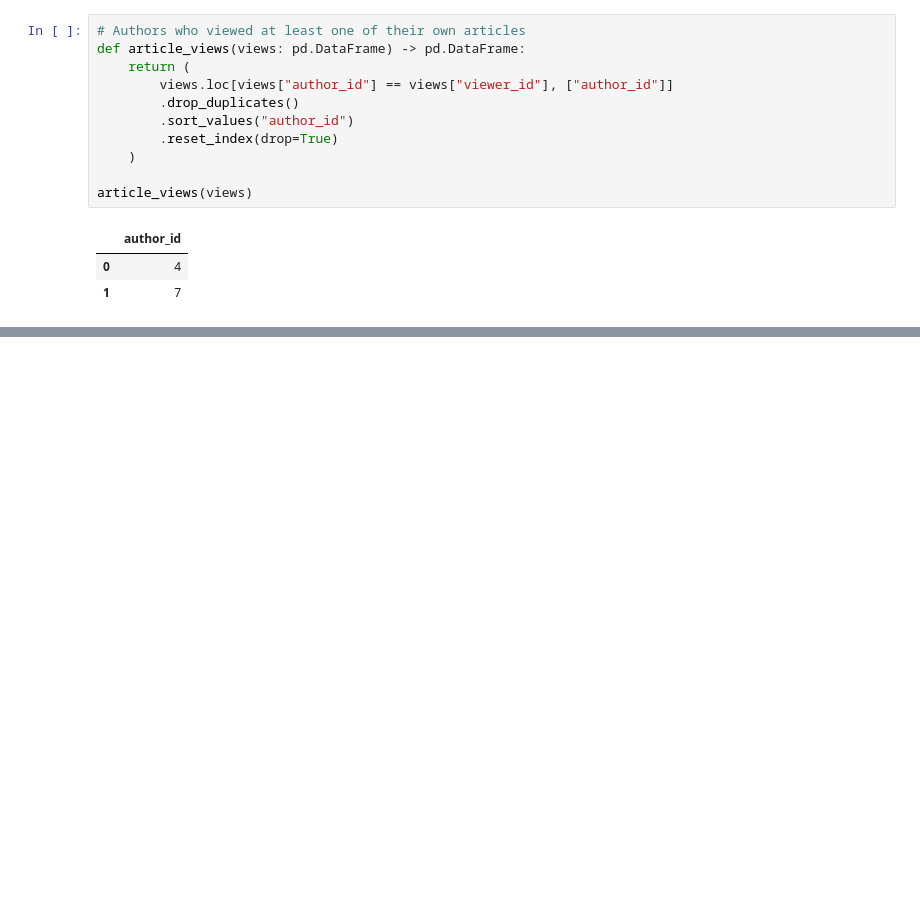
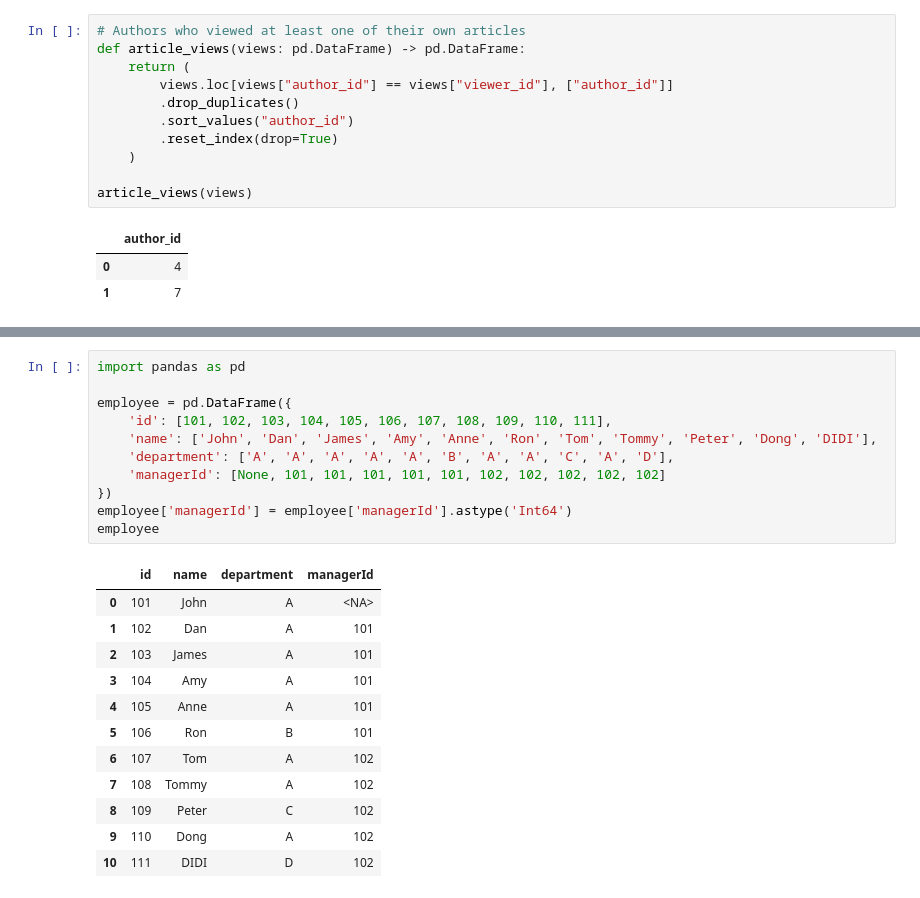
Before and after one commit to kishankumar09ei/DatastructurePractce, a Jupyter notebook: 30DaysOfPandas_Leetcode.ipynb, the cells around one changed output, grey strips where cells are left out. Saved outputs shown, nothing was run; the diff lists cells and outputs as text; blank space fills up the shorter version.

```diff
--- a/30DaysOfPandas_Leetcode.ipynb
+++ b/30DaysOfPandas_Leetcode.ipynb
@@ -90,0 +1045,24 @@ article_views(views)
+# %%
+import pandas as pd
+
+employee = pd.DataFrame({
+    'id': [101, 102, 103, 104, 105, 106, 107, 108, 109, 110, 111],
+    'name': ['John', 'Dan', 'James', 'Amy', 'Anne', 'Ron', 'Tom', 'Tommy', 'Peter', 'Dong', 'DIDI'],
+    'department': ['A', 'A', 'A', 'A', 'A', 'B', 'A', 'A', 'C', 'A', 'D'],
+    'managerId': [None, 101, 101, 101, 101, 101, 102, 102, 102, 102, 102]
+})
+employee['managerId'] = employee['managerId'].astype('Int64')
+employee
+# %% [output]
+|  | id | name | department | managerId |
+| 0 | 101 | John | A | <NA> |
+| 1 | 102 | Dan | A | 101 |
+| 2 | 103 | James | A | 101 |
+| 3 | 104 | Amy | A | 101 |
+| 4 | 105 | Anne | A | 101 |
+| 5 | 106 | Ron | B | 101 |
+| 6 | 107 | Tom | A | 102 |
+| 7 | 108 | Tommy | A | 102 |
+| 8 | 109 | Peter | C | 102 |
+| 9 | 110 | Dong | A | 102 |
+| 10 | 111 | DIDI | D | 102 |
```
Also changed, not shown: parts of 123 cells of this notebook, 2 other files.
